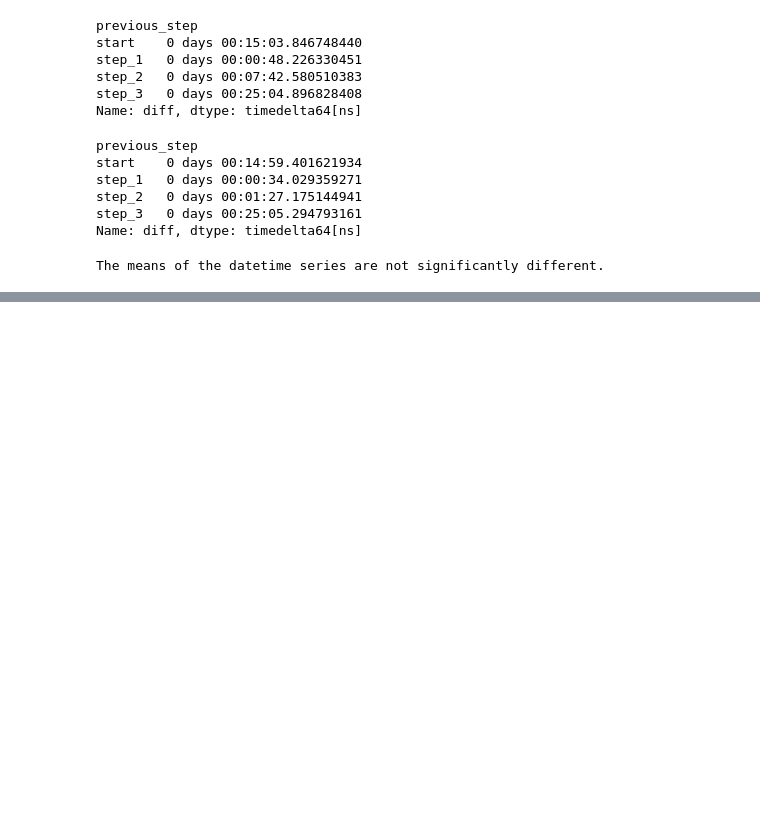
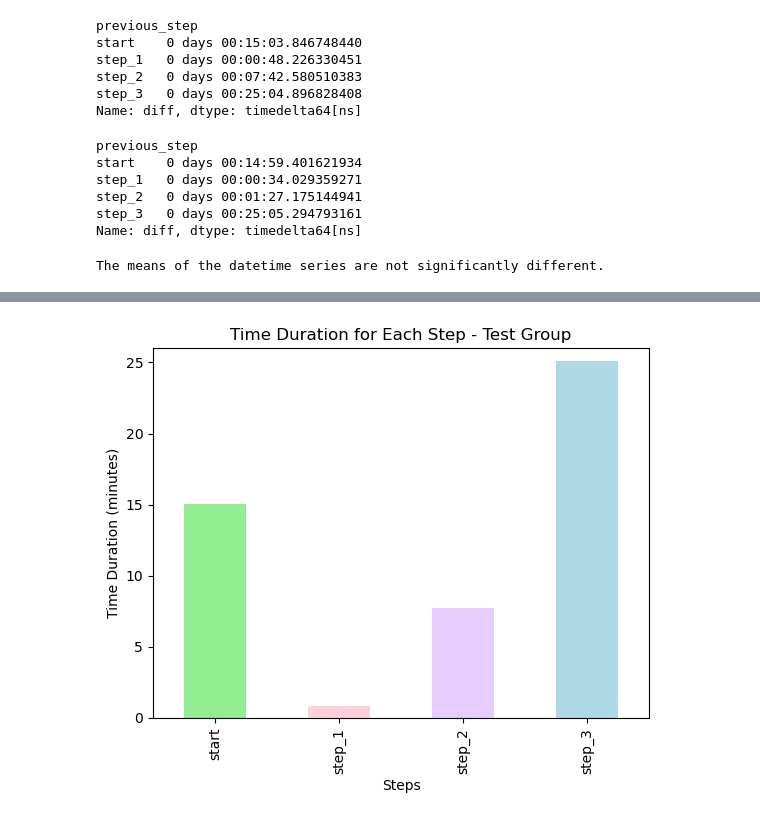
Before and after one commit to redsun498/vanguard-ab-test, a Jupyter notebook: src/notebooks/Vanguard project2 EDA.ipynb, the cells around one changed output, grey strips where cells are left out. Drawn from its saved outputs; the diff is of its cells as text; code cells hidden in the pictures; blank space fills up the shorter version.

```diff
--- a/src/notebooks/Vanguard project2 EDA.ipynb
+++ b/src/notebooks/Vanguard project2 EDA.ipynb
@@ -1104,0 +1142,27 @@ The means of the datetime series are not significantly different.
+# %%
+data = pd.Series([pd.Timedelta('0 days 00:15:03.846748440'),
+                  pd.Timedelta('0 days 00:00:48.226330451'),
+                  pd.Timedelta('0 days 00:07:42.580510383'),
+                  pd.Timedelta('0 days 00:25:04.896828408')],
+                 index=['start', 'step_1', 'step_2', 'step_3'])
+
+# Convert time durations to minutes
+data_minutes = data.dt.total_seconds() / 60
+
+colors = ['#90EE90', '#FFD1DC', '#E6CCFF', '#ADD8E6']
+
+data_minutes.plot.bar(color=colors)
+
+
+
+plt.xlabel('Steps')
+plt.ylabel('Time Duration (minutes)')
+plt.title('Time Duration for Each Step - Test Group')
+
+# Set the y-axis limits
+plt.ylim(0, 26)
+
+
+plt.show()
+# %% [output]
+[figure, added]
```
Also changed, not shown: parts of 4 cells of this notebook.
